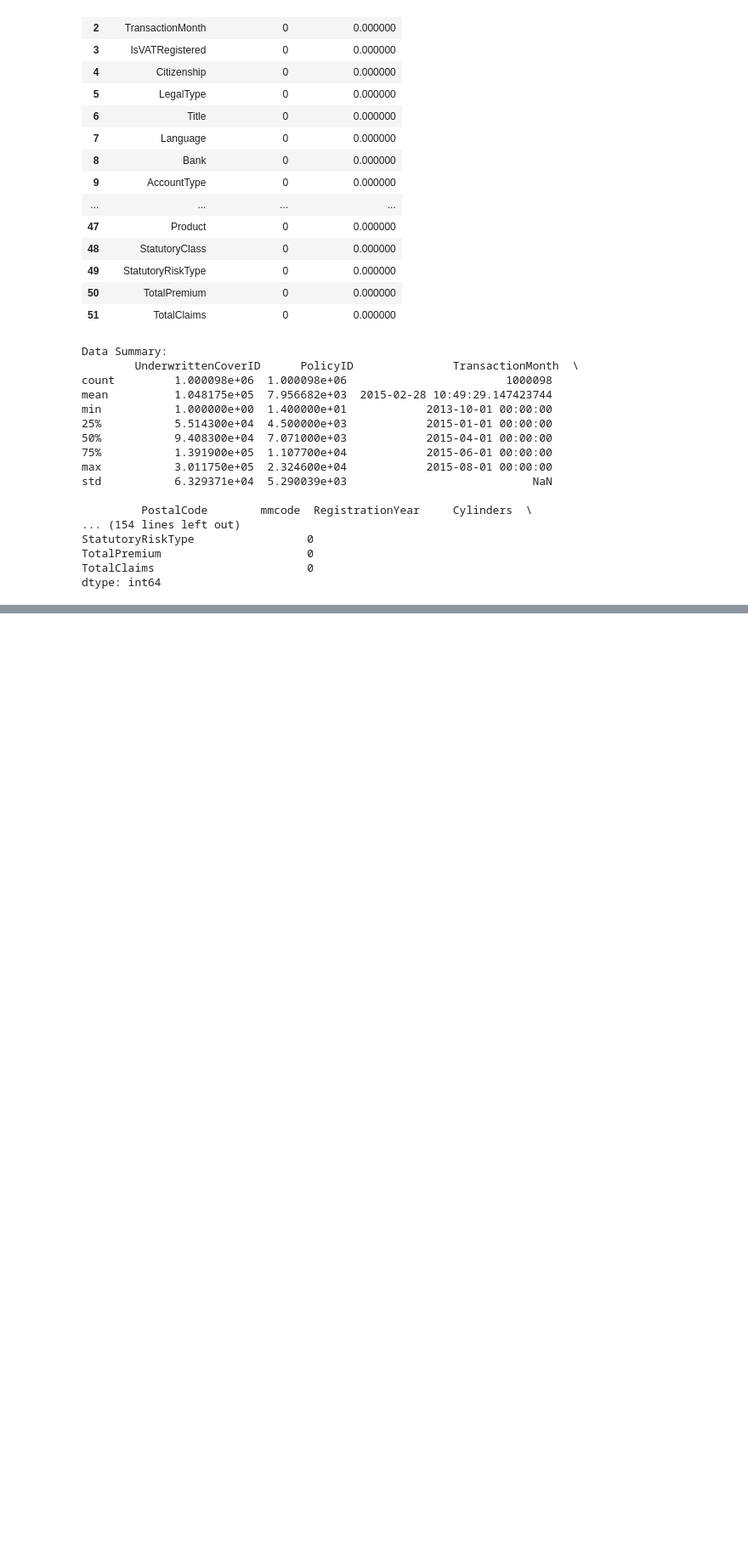
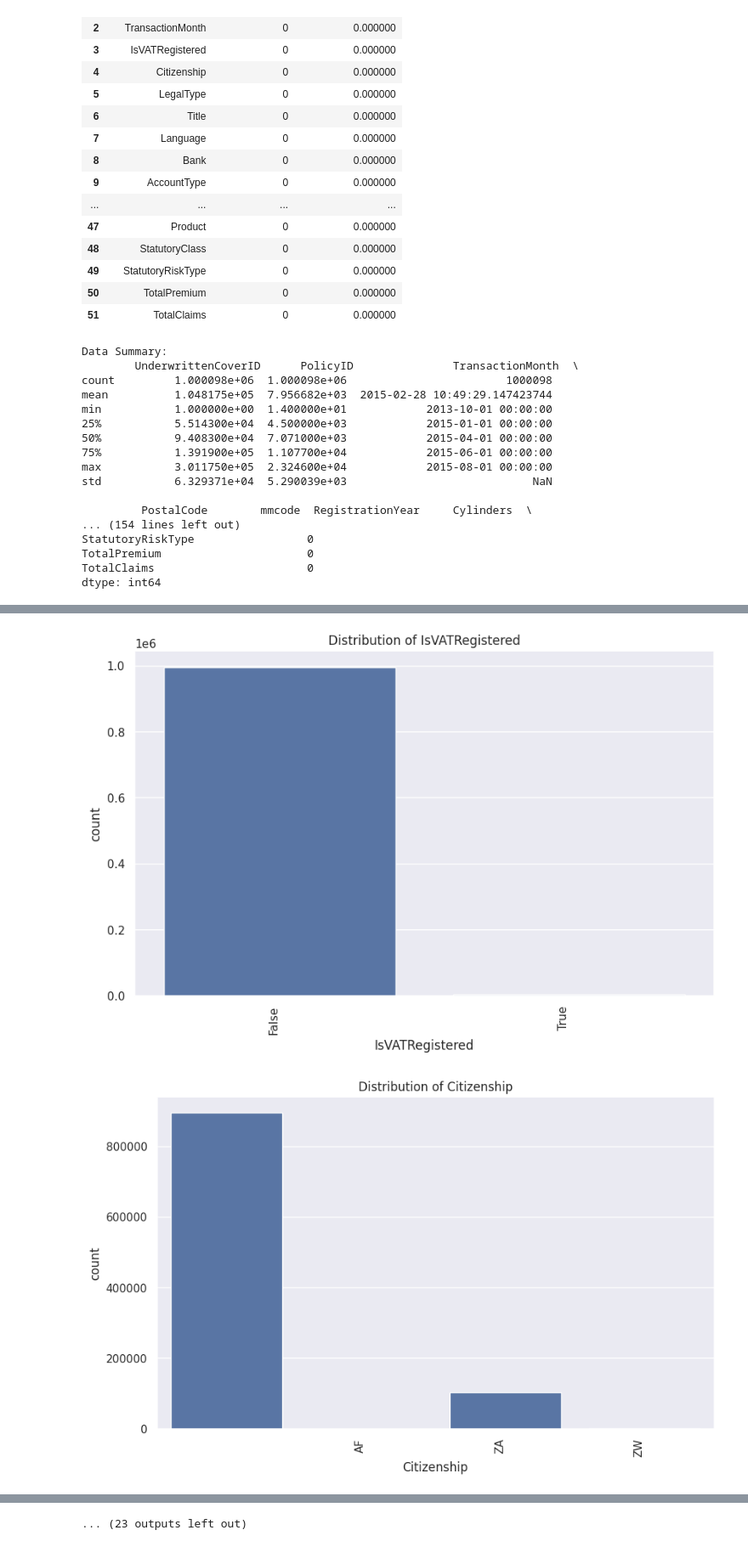
Before and after one commit to GetieBalew24/AlphaCare_Insurance_Solutions, a Jupyter notebook: notebooks/Descriptive_data_analysis.ipynb, the cells around one changed output, grey strips where cells are left out. Shown at 85% size. Drawn from its saved outputs; the diff is of its cells as text; code cells hidden in the pictures; blank space fills up the shorter version.

```diff
--- a/notebooks/Descriptive_data_analysis.ipynb
+++ b/notebooks/Descriptive_data_analysis.ipynb
@@ -172,0 +193,5 @@ dtype: int64
+# %%
+eda.plot_bar_charts(df,categorical_cols)
+# %% [output]
+[figure, added]
+[figure, added]
@@ -172,0 +208 @@ dtype: int64
+... (23 outputs left out)
```
Also changed, not shown: parts of 4 cells of this notebook, 1 other file.
